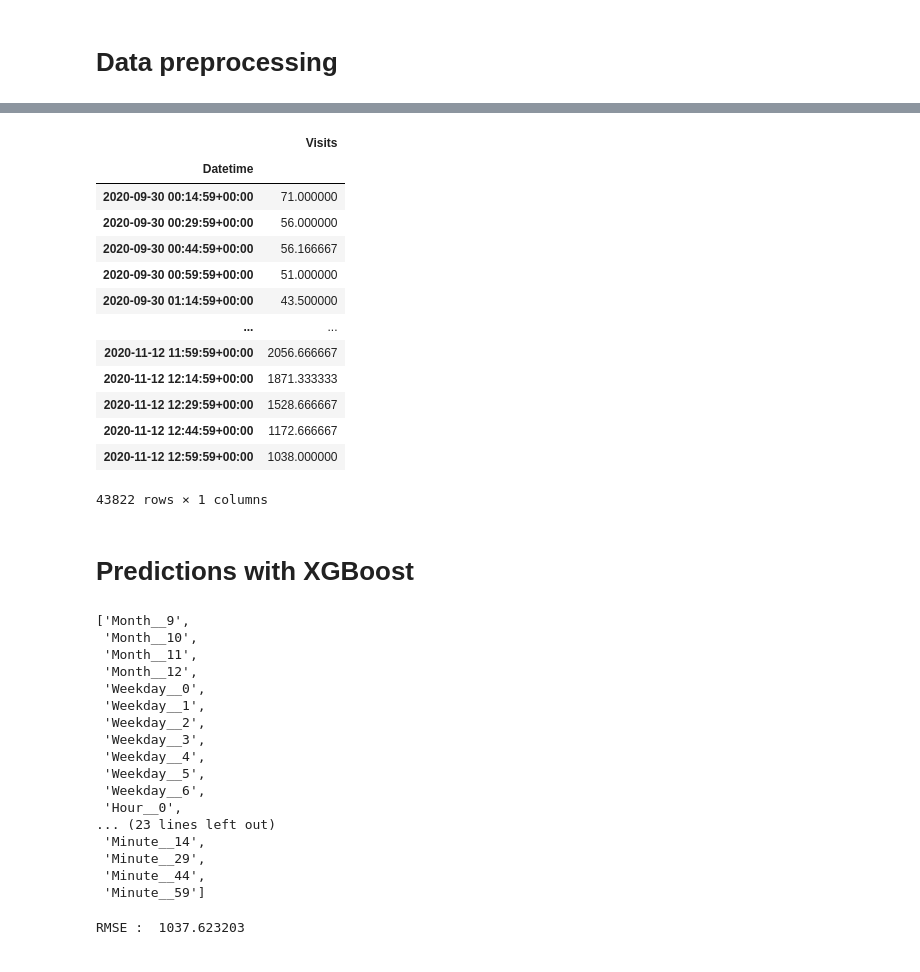
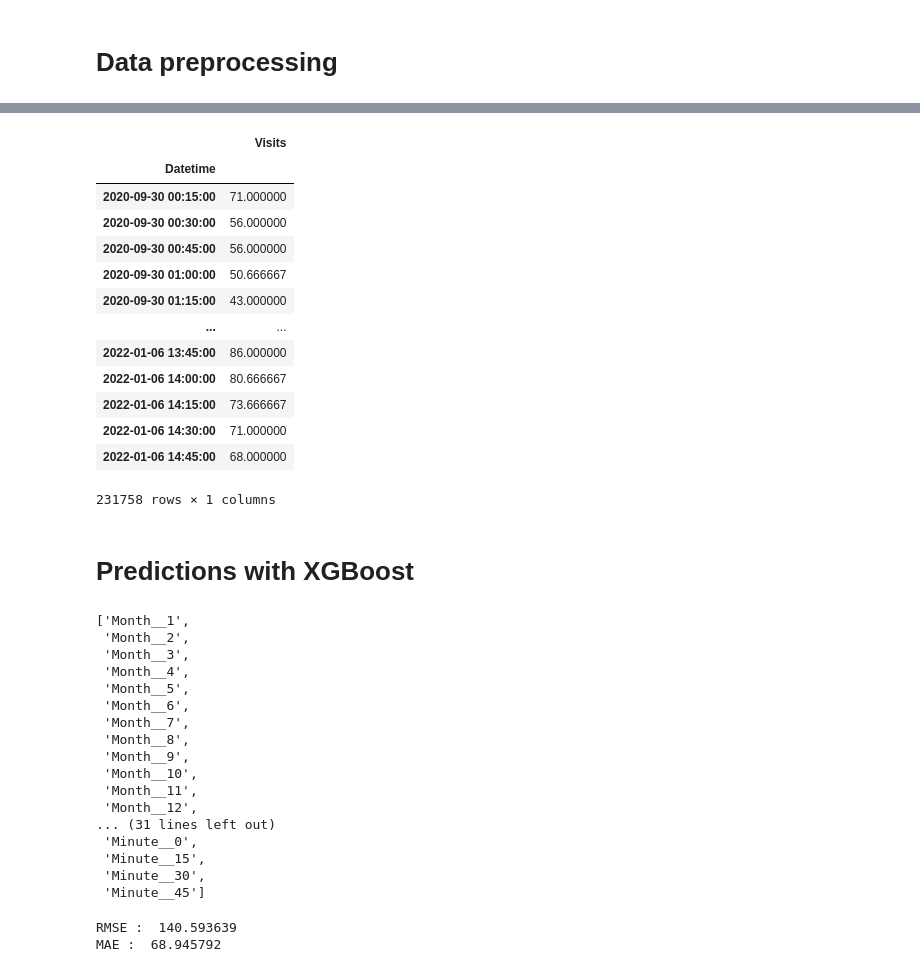
Before and after one commit to lotteph/DSP, a Jupyter notebook: Resono predictions XGBoost.ipynb, the cells around one changed output, grey strips where cells are left out. Drawn from its saved outputs; the diff is of its cells as text; code cells hidden in the pictures.

```diff
--- a/Resono predictions XGBoost.ipynb
+++ b/Resono predictions XGBoost.ipynb
@@ -279,60 +276,60 @@ test_int.iloc[outlier_idx]
 # %%
 def smooth_df(df, N=3):
     '''
     Smooth the data with a rolling average to remove false peaks in the data
 
     :df: Dataframe to be smoothed
     :N: Size of the moving window (default = 3)
 
     Returns a smoothed Dataframe
     '''
     df_smooth = df.copy()
     df_smooth = df_smooth.rolling(N).mean()
 
     begin_vals = df.iloc[:N-1]
     df_smooth.update(begin_vals)
 
     return df_smooth
 
-data_smooth = smooth_df(data_clean)
-data_smooth
+# data_smooth = smooth_df(data_clean)
+# data_smooth
 # %% [output]
 |  | Visits |
 | Datetime |  |
-| 2020-09-30 00:14:59+00:00 | 71.000000 |
-| 2020-09-30 00:29:59+00:00 | 56.000000 |
-| 2020-09-30 00:44:59+00:00 | 56.166667 |
-| 2020-09-30 00:59:59+00:00 | 51.000000 |
-| 2020-09-30 01:14:59+00:00 | 43.500000 |
+| 2020-09-30 00:15:00 | 71.000000 |
+| 2020-09-30 00:30:00 | 56.000000 |
+| 2020-09-30 00:45:00 | 56.000000 |
+| 2020-09-30 01:00:00 | 50.666667 |
+| 2020-09-30 01:15:00 | 43.000000 |
 | ... | ... |
-| 2020-11-12 11:59:59+00:00 | 2056.666667 |
-| 2020-11-12 12:14:59+00:00 | 1871.333333 |
-| 2020-11-12 12:29:59+00:00 | 1528.666667 |
-| 2020-11-12 12:44:59+00:00 | 1172.666667 |
-| 2020-11-12 12:59:59+00:00 | 1038.000000 |
+| 2022-01-06 13:45:00 | 86.000000 |
+| 2022-01-06 14:00:00 | 80.666667 |
+| 2022-01-06 14:15:00 | 73.666667 |
+| 2022-01-06 14:30:00 | 71.000000 |
+| 2022-01-06 14:45:00 | 68.000000 |
-43822 rows × 1 columns
+231758 rows × 1 columns
 # %% [markdown]
 # Predictions with XGBoost
 # %%
-data_aug.columns.to_list()[8:]
+no_outliers.columns.to_list()[8:]
 # %% [output]
-['Month__9',
+['Month__1',
+ 'Month__2',
+ 'Month__3',
+ 'Month__4',
+ 'Month__5',
+ 'Month__6',
+ 'Month__7',
+ 'Month__8',
+ 'Month__9',
  'Month__10',
  'Month__11',
  'Month__12',
- 'Weekday__0',
- 'Weekday__1',
- 'Weekday__2',
- 'Weekday__3',
- 'Weekday__4',
- 'Weekday__5',
- 'Weekday__6',
- 'Hour__0',
-... (23 lines left out)
- 'Minute__14',
- 'Minute__29',
- 'Minute__44',
- 'Minute__59']
+... (31 lines left out)
+ 'Minute__0',
+ 'Minute__15',
+ 'Minute__30',
+ 'Minute__45']
 # %%
 def predict(data, location, pred_params, N_boost=100):
     '''
@@ -375,13 +372,20 @@ def predict(data, location, pred_params, N_boost=100):
     # Fit the data and make predictions
     model = xgb.train(params = params, dtrain = train_dmatrix, num_boost_round = N_boost)
     pred = model.predict(test_dmatrix)
+    predictions = pd.DataFrame({'Predicted visitors': pred,
+                                'Actual visitors': test_y})
+    predictions = predictions.clip(lower=0)
 
     # Calculate RMSE
-    rmse = np.sqrt(mean_squared_error(test_y, pred))
+    rmse = np.sqrt(mean_squared_error(test_y, predictions['Predicted visitors']))
+    mae = mean_absolute_error(test_y, predictions['Predicted visitors'])
     print("RMSE : % f" %(rmse))
+    print("MAE : % f" %(mae))
+    return predictions
 
 
-predictor_cols = data_aug.columns.to_list()[8:]
-predict(data_aug, 'Vondelpark', predictor_cols, 1000)
+predictor_cols = no_outliers.columns.to_list()[8:]
+predictions = predict(no_outliers, 'Westerpark', predictor_cols, 1000)
 # %% [output]
-RMSE :  1037.623203
+RMSE :  140.593639
+MAE :  68.945792
```
Also changed, not shown: parts of 12 cells of this notebook.
